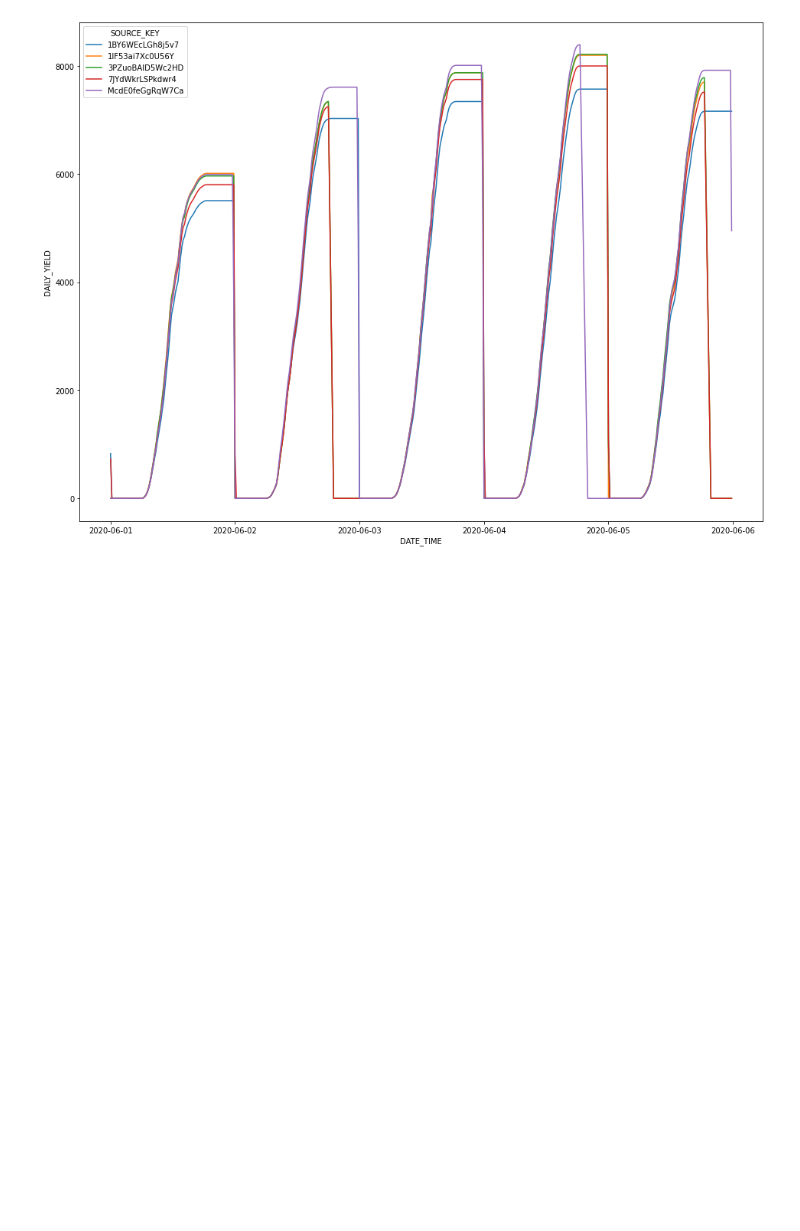
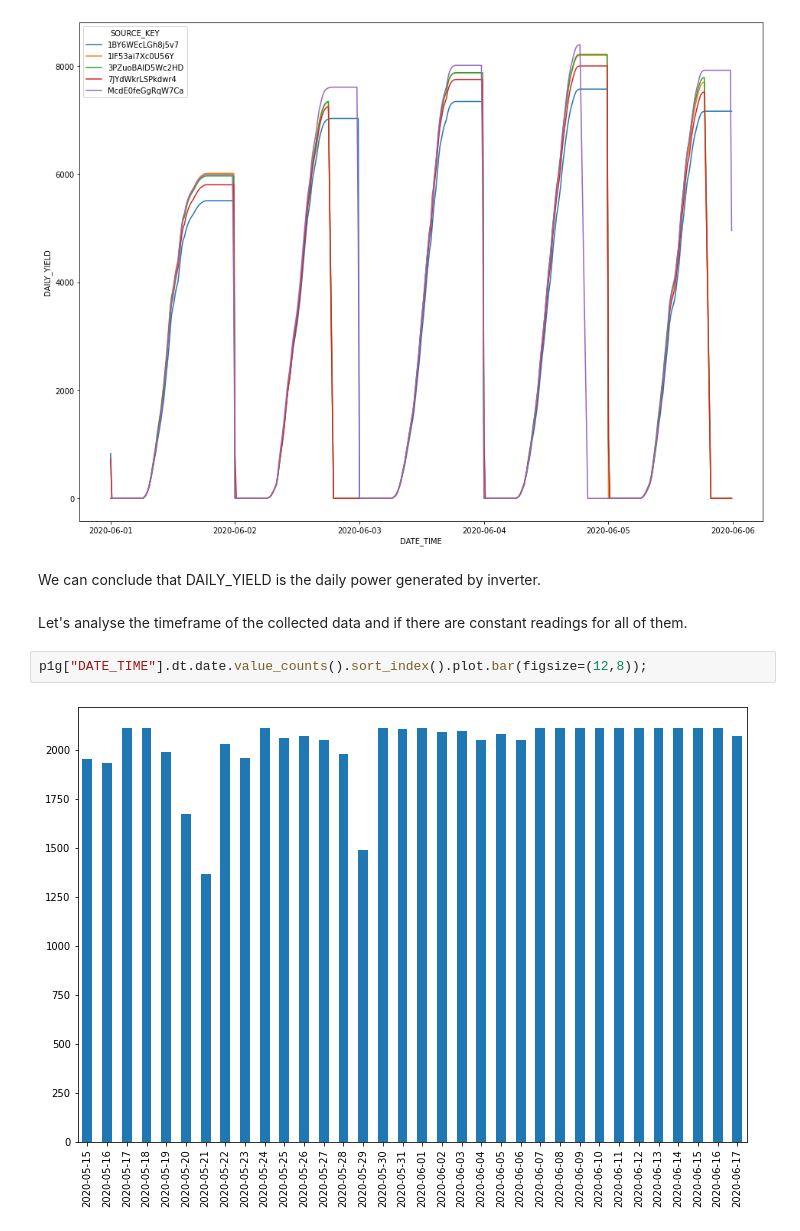
Before and after one commit to luis-cj/data-science-solar-power-plant, a Jupyter notebook: solar_power_plant_part_1.ipynb, the cells around one changed output. Drawn from its saved outputs; the diff is of its cells as text; blank space fills up the shorter version.

Commit message:
added more data quality analysis

```diff
--- a/solar_power_plant_part_1.ipynb
+++ b/solar_power_plant_part_1.ipynb
@@ -271,3 +283,11 @@ plt.figure(figsize=(16,12))
 sns.lineplot(data=temp.reset_index(), x=temp.index, y="DAILY_YIELD", hue="SOURCE_KEY");
 # %% [output]
 [figure]
+# %% [markdown]
+We can conclude that DAILY_YIELD is the daily power generated by inverter.
+# %% [markdown]
+Let's analyse the timeframe of the collected data and if there are constant readings for all of them.
+# %%
+p1g["DATE_TIME"].dt.date.value_counts().sort_index().plot.bar(figsize=(12,8));
+# %% [output]
+[figure, added]
```
Also changed, not shown: parts of 16 cells of this notebook.
